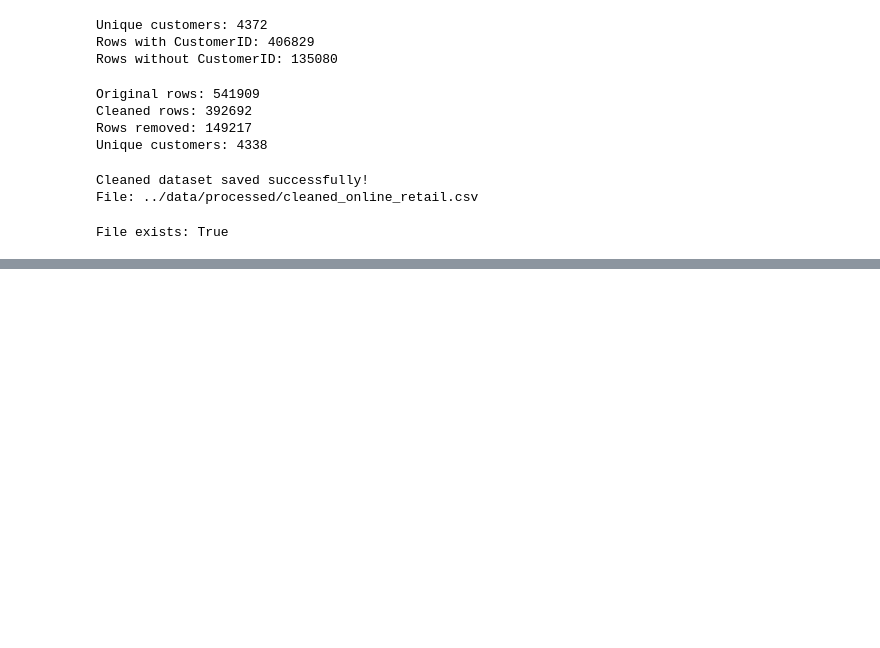
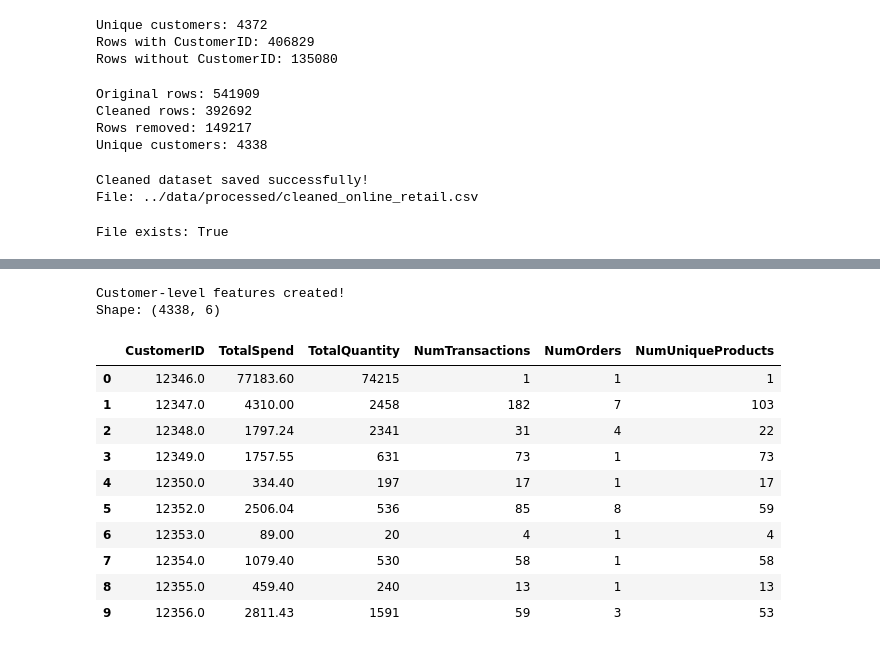
Before and after one commit to vanshika-2105/customer-segmentation-ml, a Jupyter notebook: notebooks/01_customer_segmentation_setup.ipynb, the cells around one changed output, grey strips where cells are left out. Saved outputs shown, nothing was run; the diff lists cells and outputs as text; code cells hidden in the pictures; blank space fills up the shorter version.

Commit message:
feat: add customer-level feature engineering

```diff
--- a/notebooks/01_customer_segmentation_setup.ipynb
+++ b/notebooks/01_customer_segmentation_setup.ipynb
@@ -246,3 +246,14 @@ import os
 print("File exists:", os.path.exists(output_path))
 # %% [output]
 File exists: True
+# %%
+import pandas as pd
+
+# Load the cleaned transaction dataset
+cleaned_path = "../data/processed/cleaned_online_retail.csv"
+
+clean_df = pd.read_csv(cleaned_path)
+
+print("Cleaned dataset loaded successfully!")
+print("Shape:", clean_df.shape)
+print("Unique customers:", clean_df["CustomerID"].nunique())
@@ -248,0 +264,6 @@ File exists: True
+# %%
+# Calculate revenue for each transaction
+clean_df["Revenue"] = clean_df["Quantity"] * clean_df["UnitPrice"]
+
+print("Revenue feature created successfully!")
+print(clean_df[["Quantity", "UnitPrice", "Revenue"]].head(10))
@@ -248,0 +283,29 @@ File exists: True
+# %%
+# Create customer-level features
+
+customer_features = clean_df.groupby("CustomerID").agg(
+    TotalSpend=("Revenue", "sum"),
+    TotalQuantity=("Quantity", "sum"),
+    NumTransactions=("InvoiceNo", "count"),
+    NumOrders=("InvoiceNo", "nunique"),
+    NumUniqueProducts=("StockCode", "nunique")
+).reset_index()
+
+print("Customer-level features created!")
+print("Shape:", customer_features.shape)
+
+display(customer_features.head(10))
+# %% [output]
+Customer-level features created!
+Shape: (4338, 6)
+|  | CustomerID | TotalSpend | TotalQuantity | NumTransactions | NumOrders | NumUniqueProducts |
+| 0 | 12346.0 | 77183.60 | 74215 | 1 | 1 | 1 |
+| 1 | 12347.0 | 4310.00 | 2458 | 182 | 7 | 103 |
+| 2 | 12348.0 | 1797.24 | 2341 | 31 | 4 | 22 |
+| 3 | 12349.0 | 1757.55 | 631 | 73 | 1 | 73 |
+| 4 | 12350.0 | 334.40 | 197 | 17 | 1 | 17 |
+| 5 | 12352.0 | 2506.04 | 536 | 85 | 8 | 59 |
+| 6 | 12353.0 | 89.00 | 20 | 4 | 1 | 4 |
+| 7 | 12354.0 | 1079.40 | 530 | 58 | 1 | 58 |
+| 8 | 12355.0 | 459.40 | 240 | 13 | 1 | 13 |
+| 9 | 12356.0 | 2811.43 | 1591 | 59 | 3 | 53 |
```
Also changed, not shown: parts of 4 cells of this notebook.
